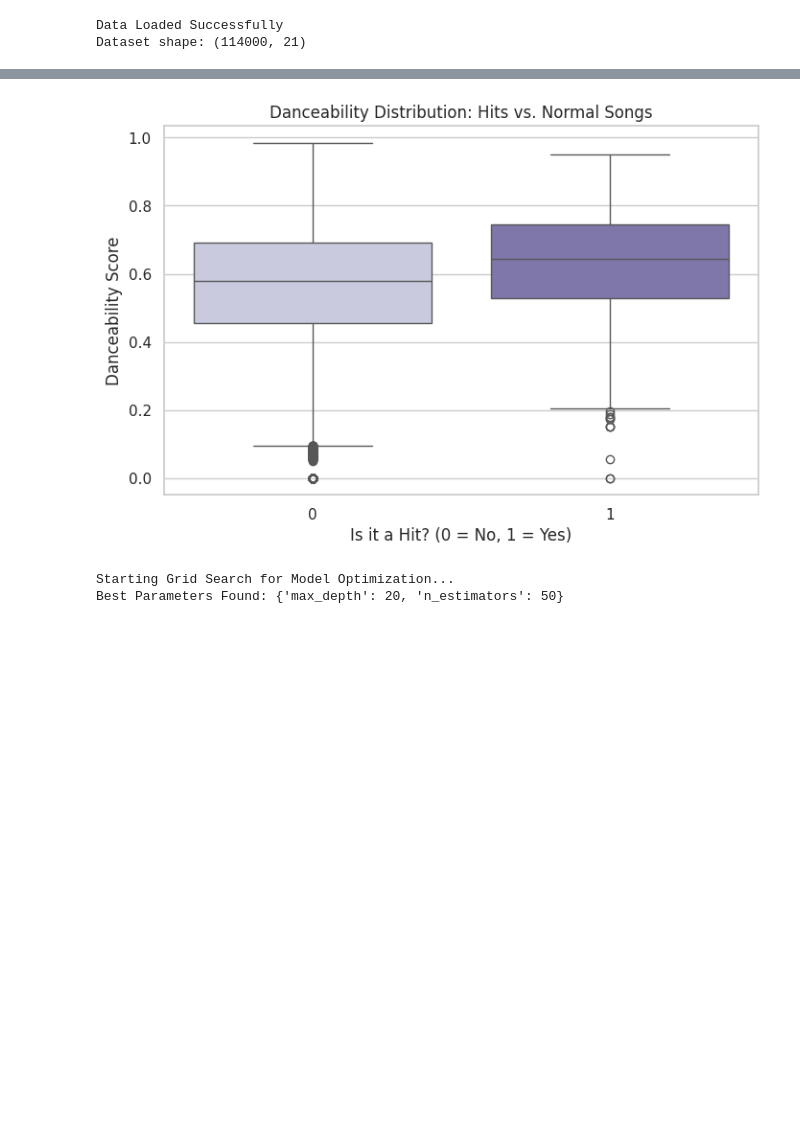
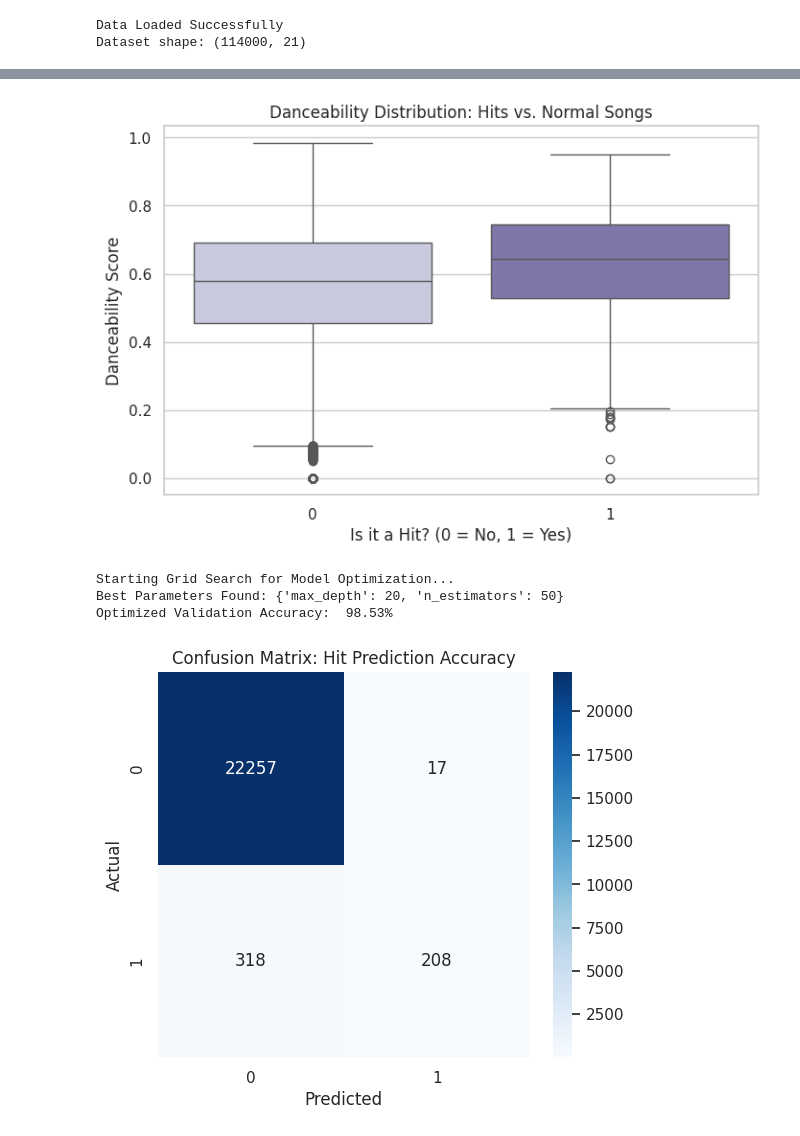
Before and after one commit to ashley-manzo/COSC-5360-AI-Projects, a Jupyter notebook: AshleyManzoMidterm.ipynb, the cells around one changed output, grey strips where cells are left out. Saved outputs shown, nothing was run; the diff lists cells and outputs as text; code cells hidden in the pictures; blank space fills up the shorter version.

Commit message:
Added evaluated model and generated confusion matrix

```diff
--- a/AshleyManzoMidterm.ipynb
+++ b/AshleyManzoMidterm.ipynb
@@ -45,30 +45,44 @@ plt.ylabel('Danceability Score')
 plt.show()
 
 features = ['danceability', 'energy', 'loudness', 'speechiness', 'acousticness', 'instrumentalness', 'liveness', 'valence', 'tempo']
 
 X = df[features]
 y  = df['is_hit']
 
 # 80/20 train-test split
 X_train, X_test, y_train, y_test = train_test_split(X, y, test_size = 0.2, random_state = 42)
 
 rf_model = RandomForestClassifier (random_state = 42)
 
 # cout >> "Starting Grid Search...";
 print('Starting Grid Search for Model Optimization...')
 param_grid = {
   'n_estimators': [50, 100],
   'max_depth': [10, 20]
 }
 grid_search = GridSearchCV(estimator = rf_model, param_grid = param_grid, cv = 3, n_jobs = -1)
 grid_search.fit(X_train, y_train)
 
 best_model = grid_search.best_estimator_
 print(f'Best Parameters Found: {grid_search.best_params_}')
+
+predictions = best_model.predict(X_test)
+acc = accuracy_score(y_test, predictions)
+print(f'Optimized Validation Accuracy: {acc * 100: .2f}%')
+
+cm = confusion_matrix(y_test, predictions)
+plt.figure(figsize = (6, 5))
+sns.heatmap(cm, annot = True, fmt = 'd', cmap = 'Blues')
+plt.title('Confusion Matrix: Hit Prediction Accuracy')
+plt.xlabel('Predicted')
+plt.ylabel('Actual')
+plt.show()
 # %% [output]
 Data Loaded Successfully
 Dataset shape: (114000, 21)
 [figure]
 [figure]
 Starting Grid Search for Model Optimization...
 Best Parameters Found: {'max_depth': 20, 'n_estimators': 50}
+Optimized Validation Accuracy:  98.53%
+[figure, added]
```
